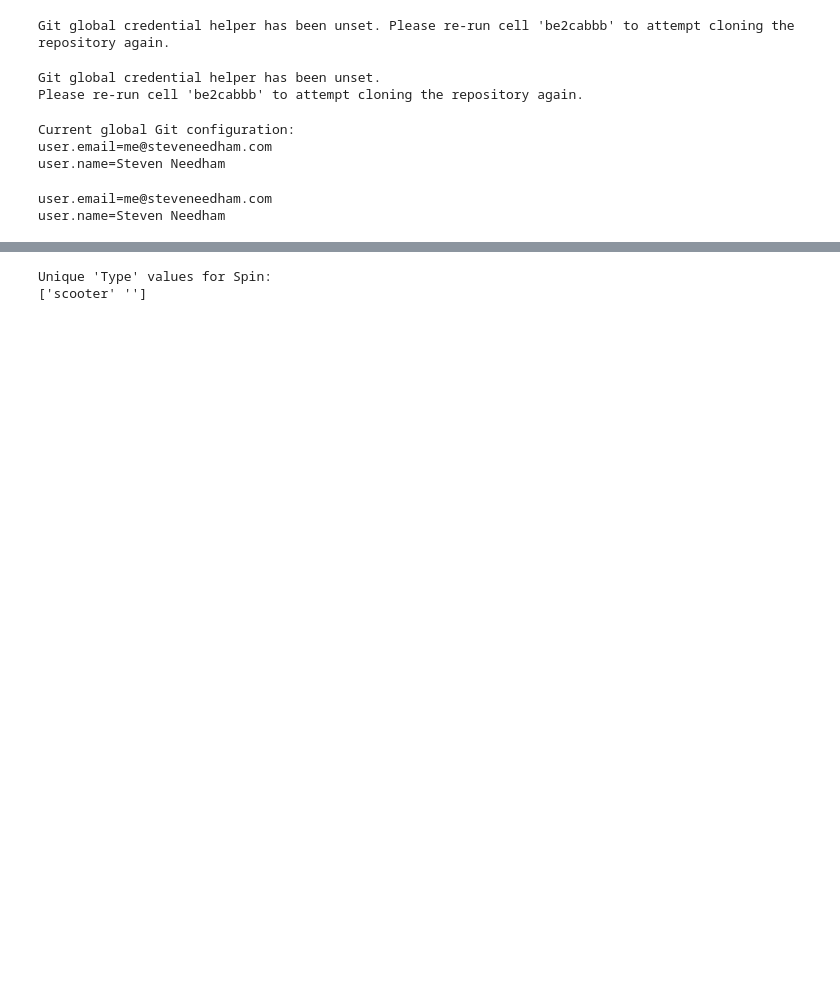
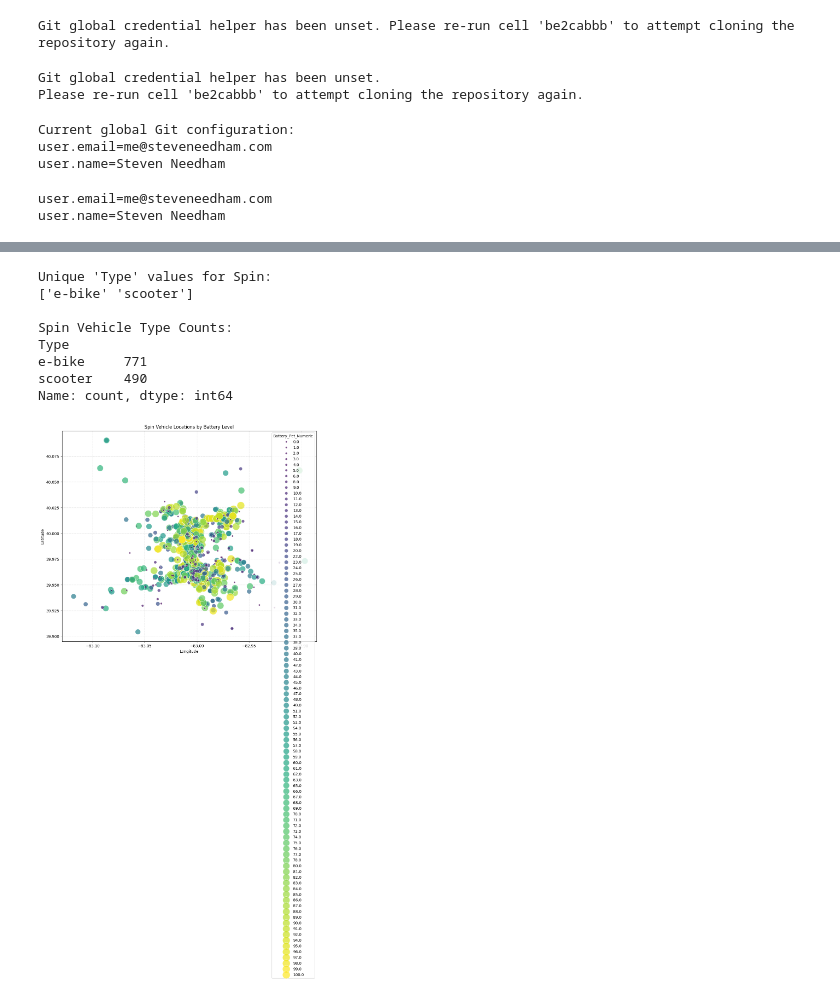
Before and after one commit to steveneedham/columbus-micromobility-data, a Jupyter notebook: Veo_Spin_CBS_GBFS_Extract.ipynb, the cells around one changed output, grey strips where cells are left out. Drawn from its saved outputs; the diff is of its cells as text; code cells hidden in the pictures; blank space fills up the shorter version.

```diff
--- a/Veo_Spin_CBS_GBFS_Extract.ipynb
+++ b/Veo_Spin_CBS_GBFS_Extract.ipynb
@@ -993,6 +1046,50 @@ Vehicle 1 JSON:
 spin_types = all_vehicles_df[all_vehicles_df['Company'] == 'Spin']['Type'].unique()
 print("Unique 'Type' values for Spin:")
 print(spin_types)
+
+# Additionally, let's verify the counts
+spin_type_counts = all_vehicles_df[all_vehicles_df['Company'] == 'Spin']['Type'].value_counts()
+print("\nSpin Vehicle Type Counts:")
+print(spin_type_counts)
 # %% [output]
 Unique 'Type' values for Spin:
-['scooter' '']
+['e-bike' 'scooter']
+
+Spin Vehicle Type Counts:
+Type
+e-bike     771
+scooter    490
+Name: count, dtype: int64
+# %%
+import matplotlib.pyplot as plt
+import seaborn as sns
+import os
+
+# Filter for Spin vehicles and ensure 'Battery_Pct_Numeric' is available
+spin_locations_df = all_vehicles_df[(all_vehicles_df['Company'] == 'Spin')].copy()
+
+# Drop rows where Battery_Pct_Numeric is NaN (vehicles without valid battery data) for this visualization
+spin_locations_df.dropna(subset=['Battery_Pct_Numeric'], inplace=True)
+
+if not spin_locations_df.empty:
+    plt.figure(figsize=(12, 10))
+    # Create the scatter plot, coloring by Battery_Pct_Numeric
+    sns.scatterplot(x='Longitude', y='Latitude', hue='Battery_Pct_Numeric',
+                    data=spin_locations_df, palette='viridis', size='Battery_Pct_Numeric',
+                    sizes=(20, 400), alpha=0.7, legend='full')
+
+    plt.title('Spin Vehicle Locations by Battery Level')
+    plt.xlabel('Longitude')
+    plt.ylabel('Latitude')
+
+    # The colorbar is automatically handled by sns.scatterplot when hue is numeric and legend='full'
+    # Manual colorbar creation was causing a conflict.
+
+    plt.grid(True, linestyle='--', alpha=0.6)
+    os.makedirs(plots_dir, exist_ok=True) # Ensure plots directory exists
+    plt.savefig(os.path.join(plots_dir, 'spin_vehicle_locations_battery.png'))
+    plt.show()
+else:
+    print("No valid Spin vehicle location data with battery information to display.")
+# %% [output]
+[figure, added]
```
Also changed, not shown: parts of 33 cells of this notebook.
